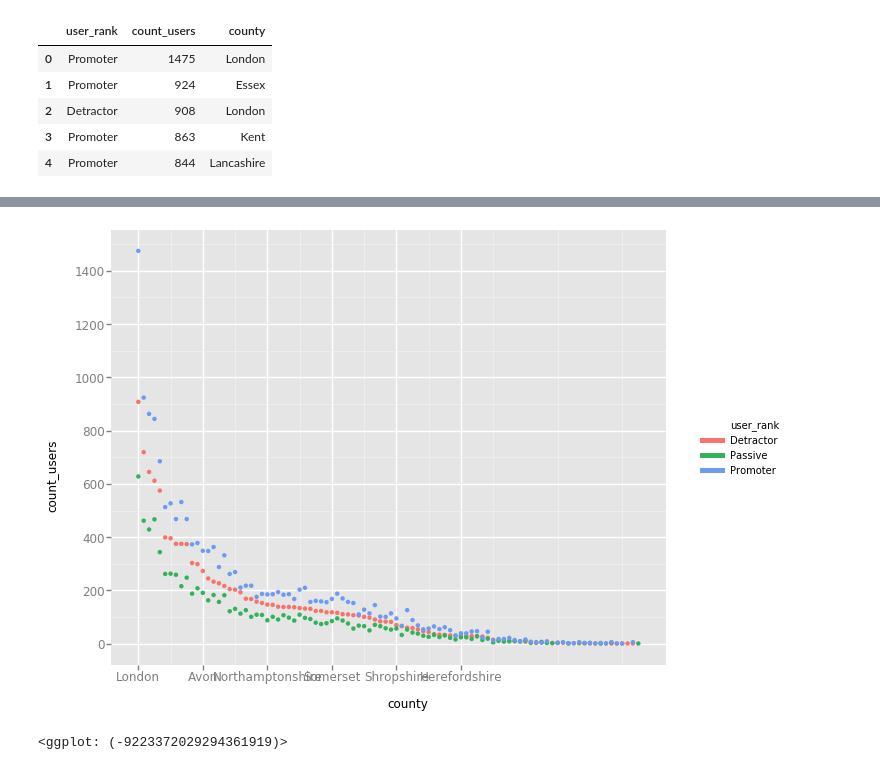
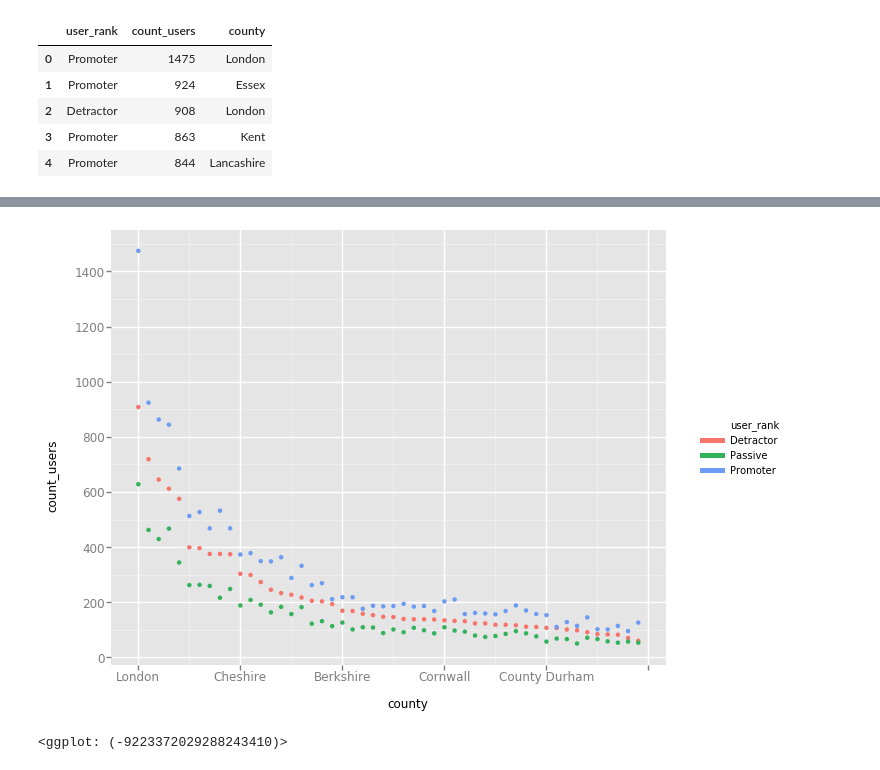
Before and after one commit to giacman/mybuilder_tech-task, a Jupyter notebook: tech_task.ipynb, the cells around one changed output, grey strips where cells are left out. Drawn from its saved outputs; the diff is of its cells as text; code cells hidden in the pictures.

```diff
--- a/tech_task.ipynb
+++ b/tech_task.ipynb
@@ -148,2 +148,5 @@ ggplot(aes(x = "county", y = "count_users"),data = county_size)+\
+# %%
+## Let's use 200 users are the breakpoint
+small_counties = county_size[county_size["count_users"] <= 200]["county"].unique().tolist()
 # %%
-data_2.loc[(data_2.count_users <= 50), 'county'] = 'Generic_county'
+data_2.loc[data_2.county.isin(small_counties), 'county'] = 'Generic_county'
@@ -171,2 +153,2 @@ data_2.sort_values(by = ['count_users'], ascending=True)
 # %%
-data_2[] =
+data_2["county"].unique()
@@ -173,10 +169,10 @@ data_2[] =
 # %%
-ggplot(aes(x = "county", y = "count_users", color = 'user_rank'),data = data_2)+\
+ggplot(aes(x = "county", y = "count_users", color = 'user_rank'),data = data_2[data_2["county"] != "Generic_county"])+\
         geom_point()+\
-        scale_x_continuous(breaks = (0,12,24,36,48,60))
+        scale_x_continuous(breaks = (0,10,20,30,40,50))
 # %% [output]
-[figure, old version]
+[figure, new version]
-<ggplot: (-9223372029294361919)>
+<ggplot: (-9223372029288243410)>
 # %%
 # Let's have a look at the counties with higher percentage of detractors
 # %%
```
Also changed, not shown: parts of 12 cells of this notebook.
